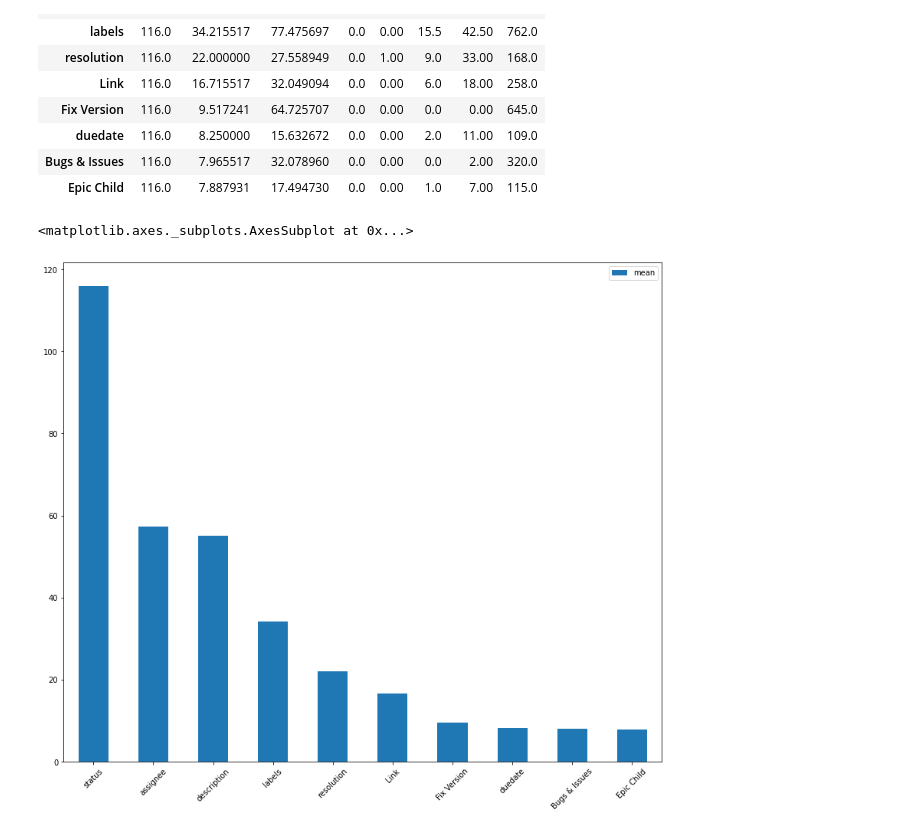
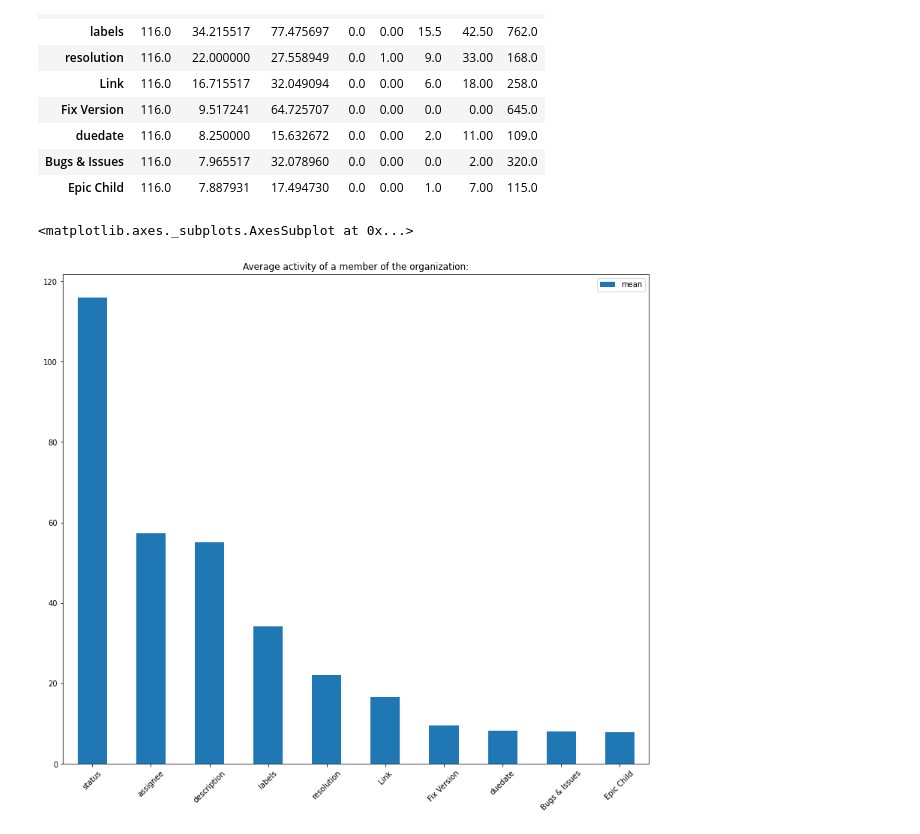
Before and after one commit to pr3mar/thesis, a Jupyter notebook: src/reports/transition_frequencies.ipynb, the cells around one changed output. Cells and saved outputs as stored; diff of their text form; code cells hidden in the pictures.

```diff
--- a/src/reports/report.ipynb
+++ b/src/reports/transition_frequencies.ipynb
@@ -183,7 +178,7 @@ display(authored_activity.head(10))
 | Bugs & Issues | 116.0 | 7.965517 | 32.078960 | 0.0 | 0.00 | 0.0 | 2.00 | 320.0 |
 | Epic Child | 116.0 | 7.887931 | 17.494730 | 0.0 | 0.00 | 1.0 | 7.00 | 115.0 |
 # %%
-authored_activity.head(10).plot(kind='bar', use_index=True, y='mean', rot=45, figsize=figure_size)
+authored_activity.head(10).plot(kind='bar', use_index=True, y='mean', rot=45, figsize=figure_size, title="Average activity of a member of the organization:")
 # %% [output]
 <matplotlib.axes._subplots.AxesSubplot at 0x...>
-[figure, old version]
+[figure, new version]
```
Also changed, not shown: parts of 2 cells of this notebook, 3 other files.
